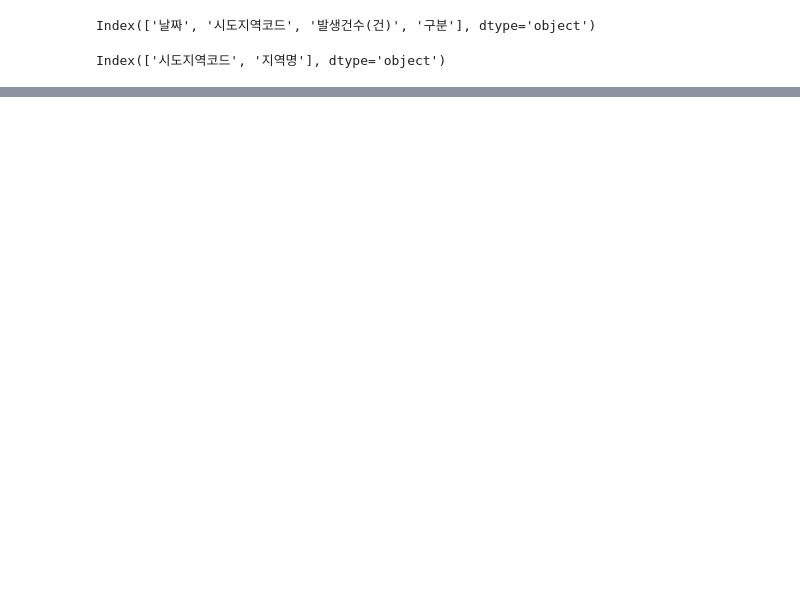
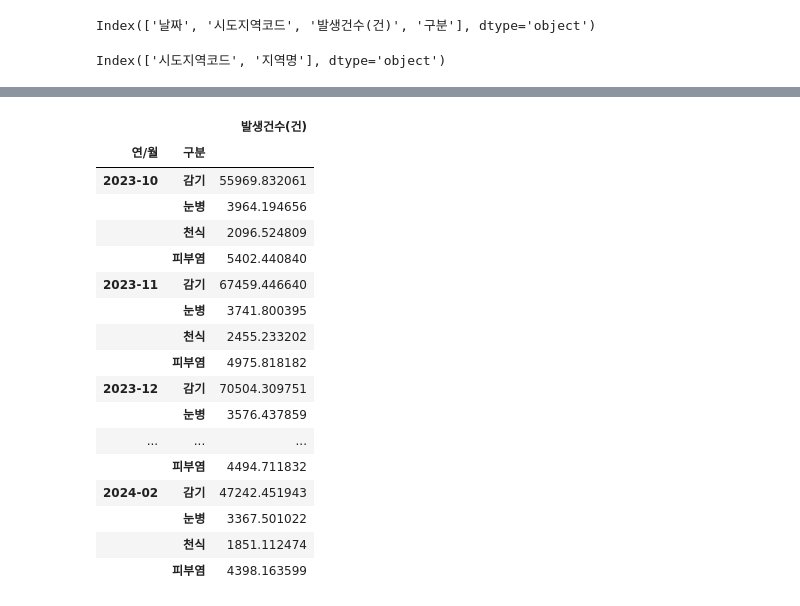
Before and after one commit to sunkyu0711/Python_MegaDataAnalysis_250120, a Jupyter notebook: 4일차_질병.ipynb, the cells around one changed output, grey strips where cells are left out. Saved outputs shown, nothing was run; the diff lists cells and outputs as text; code cells hidden in the pictures; blank space fills up the shorter version.

```diff
--- a/4일차_질병.ipynb
+++ b/4일차_질병.ipynb
@@ -214,0 +275,23 @@ data_merge
+# %%
+# 연/월, 구분별 발생 건수의 평균 구하기
+
+data_merge.groupby(['연/월','구분'])[['발생건수(건)']].mean() # 연/월과 구분은 인덱스
+# %% [output]
+|  |  | 발생건수(건) |
+| 연/월 | 구분 |  |
+| 2023-10 | 감기 | 55969.832061 |
+|  | 눈병 | 3964.194656 |
+|  | 천식 | 2096.524809 |
+|  | 피부염 | 5402.440840 |
+| 2023-11 | 감기 | 67459.446640 |
+|  | 눈병 | 3741.800395 |
+|  | 천식 | 2455.233202 |
+|  | 피부염 | 4975.818182 |
+| 2023-12 | 감기 | 70504.309751 |
+|  | 눈병 | 3576.437859 |
+| ... | ... | ... |
+|  | 피부염 | 4494.711832 |
+| 2024-02 | 감기 | 47242.451943 |
+|  | 눈병 | 3367.501022 |
+|  | 천식 | 1851.112474 |
+|  | 피부염 | 4398.163599 |
```
Also changed, not shown: parts of 11 cells of this notebook.
